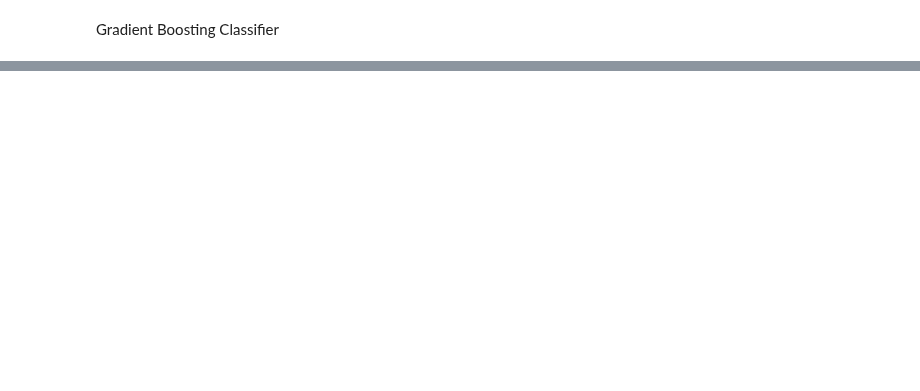
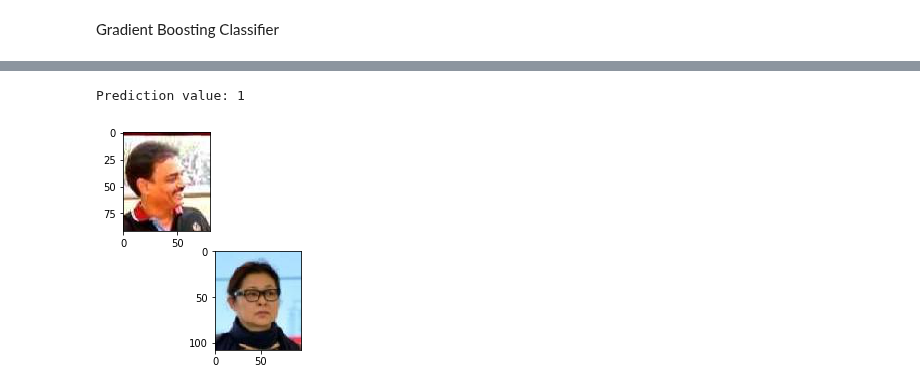
Before and after one commit to T-rex007/Face_recognition, a Jupyter notebook: gboosttrees_pipeline-Copy1.ipynb, the cells around one changed output, grey strips where cells are left out. Saved outputs shown, nothing was run; the diff lists cells and outputs as text; code cells hidden in the pictures; blank space fills up the shorter version.

```diff
--- a/gboosttrees_pipeline-Copy1.ipynb
+++ b/gboosttrees_pipeline-Copy1.ipynb
@@ -83,0 +162,5 @@ dump(f_selector, "demo/PipelineParts/feature_selector.joblib")
+# %%
+showfalse(3)
+# %% [output]
+Prediction value: 1
+[figure, added]
```
Also changed, not shown: parts of 28 cells of this notebook.
